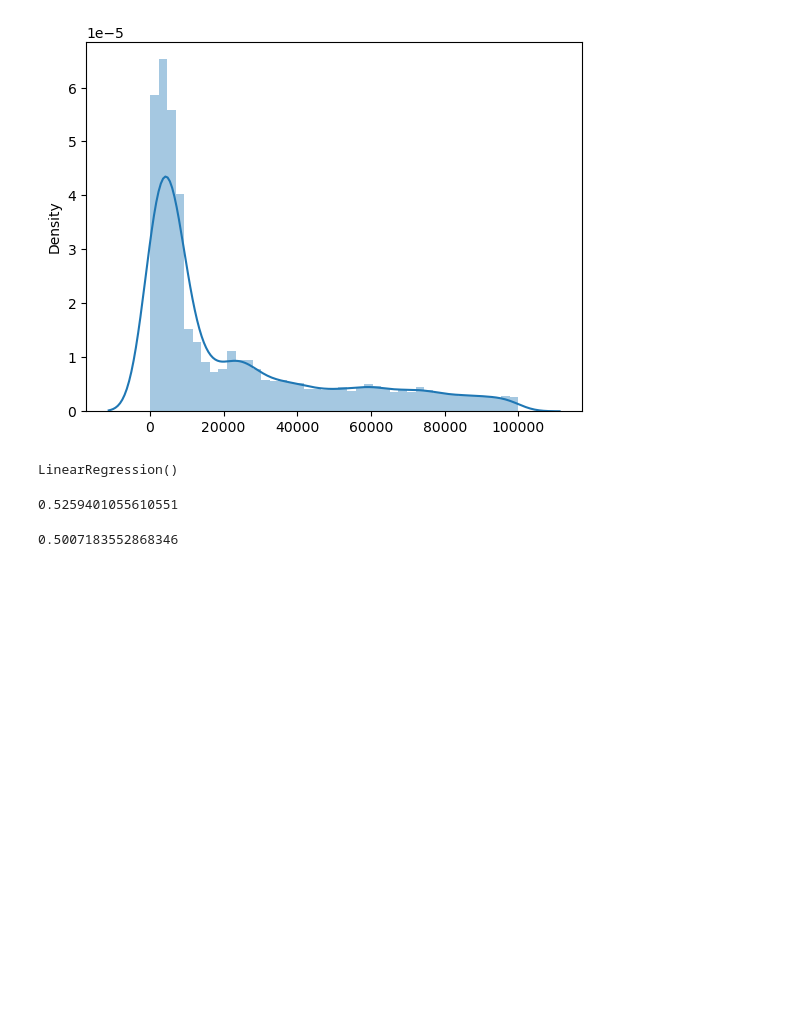
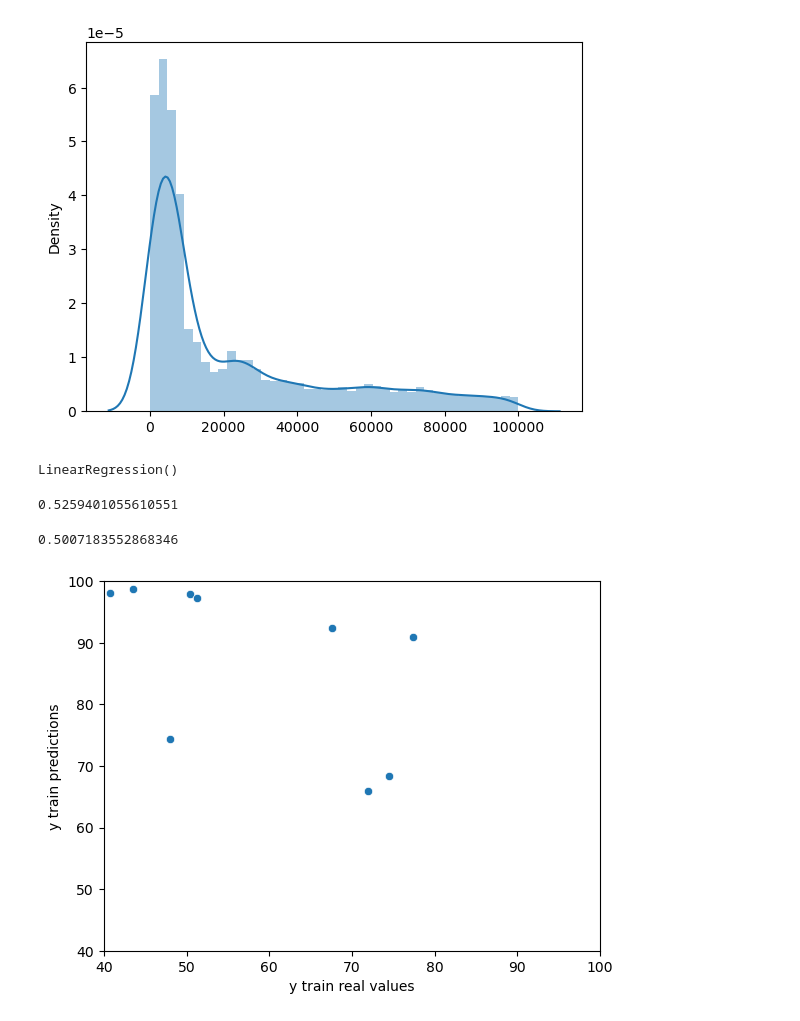
Before and after one commit to jcarsu/Activities-IH, a Jupyter notebook: Lab 7.ipynb, the cells around one changed output. Drawn from its saved outputs; the diff is of its cells as text; code cells hidden in the pictures; blank space fills up the shorter version.

```diff
--- a/Lab 7.ipynb
+++ b/Lab 7.ipynb
@@ -248,3 +248,14 @@ test_predictions=lm.predict(X_test)
 r2_score(y_test,test_predictions)
 # %% [output]
 0.5007183552868346
+# %%
+import matplotlib.pyplot as plt
+fig, ax = plt.subplots()
+sns.scatterplot(x=y_train, y=train_predictions)
+ax.set_xlabel('y train real values')
+ax.set_ylabel('y train predictions')
+ax.set_xlim(40, 100)
+ax.set_ylim(40, 100)
+plt.show()
+# %% [output]
+[figure, added]
```
Also changed, not shown: parts of 10 cells of this notebook.
